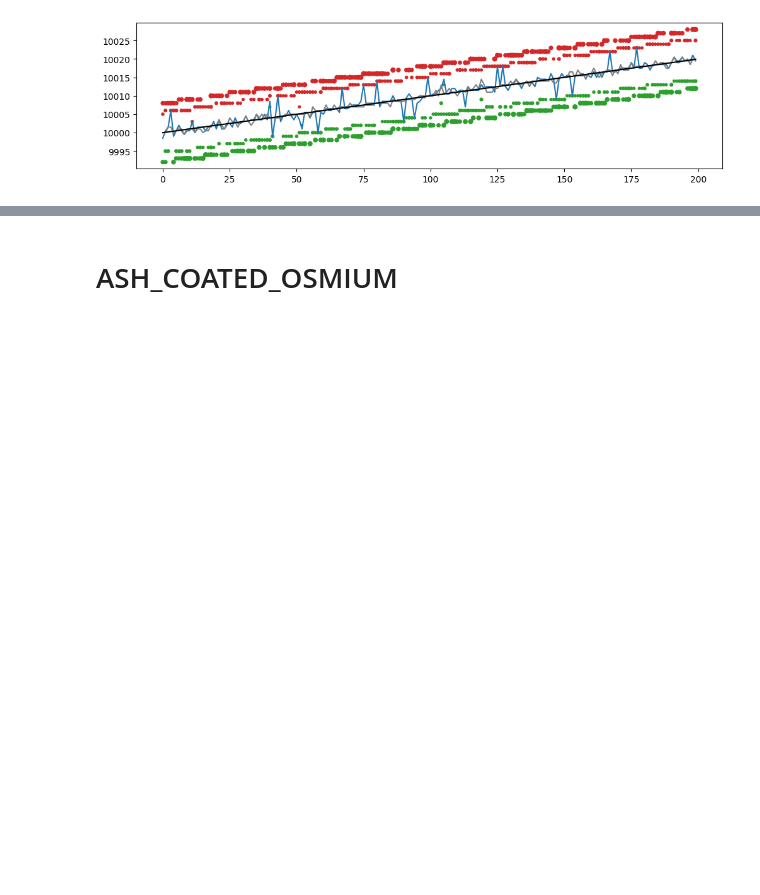
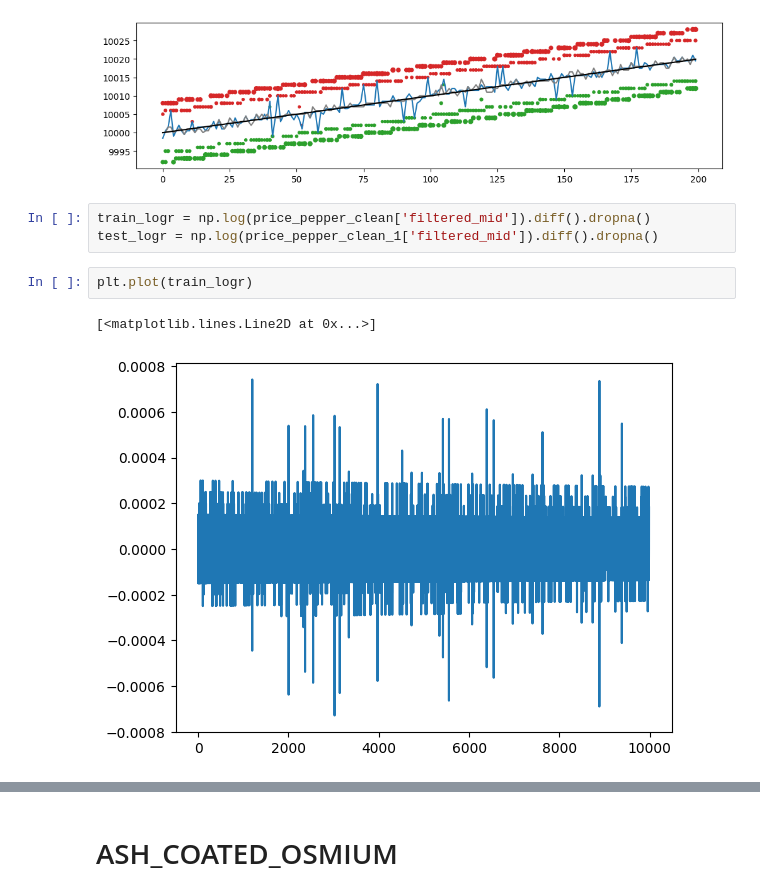
Before and after one commit to aemilani/imc-prosperity-4, a Jupyter notebook: notebooks/algo_1.ipynb, the cells around one changed output, grey strips where cells are left out. Saved outputs shown, nothing was run; the diff lists cells and outputs as text; blank space fills up the shorter version.

```diff
--- a/notebooks/round_1.ipynb
+++ b/notebooks/algo_1.ipynb
@@ -185,3 +186,11 @@ plt.plot(price_pepper_clean.iloc[:200]['timestamp']//100, price_pepper_clean.ilo
 plt.show()
 # %% [output]
 [figure]
+# %%
+train_logr = np.log(price_pepper_clean['filtered_mid']).diff().dropna()
+test_logr = np.log(price_pepper_clean_1['filtered_mid']).diff().dropna()
+# %%
+plt.plot(train_logr)
+# %% [output]
+[<matplotlib.lines.Line2D at 0x...>]
+[figure, added]
```
Also changed, not shown: parts of 6 cells of this notebook, 5 other files.
